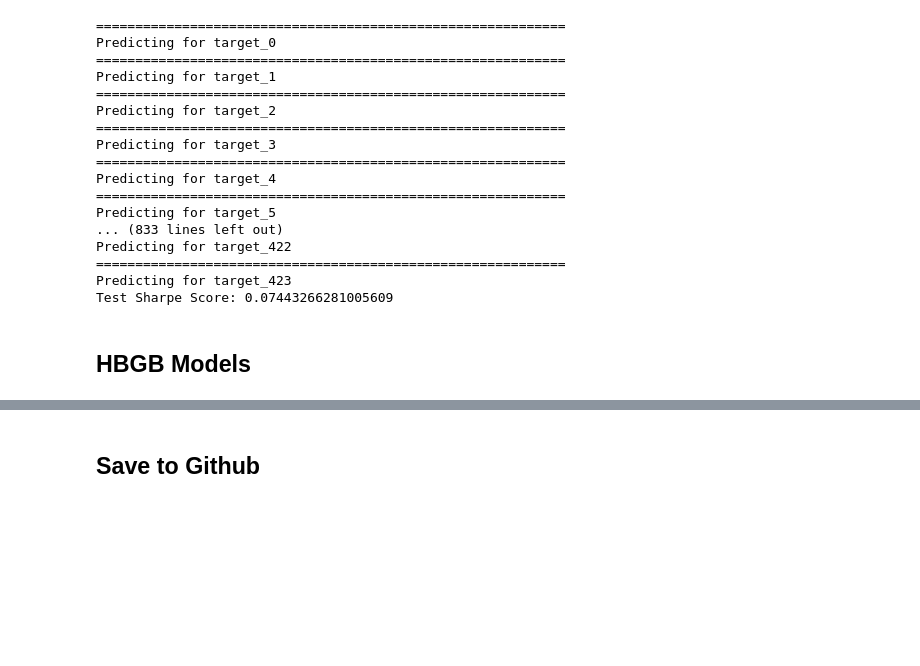
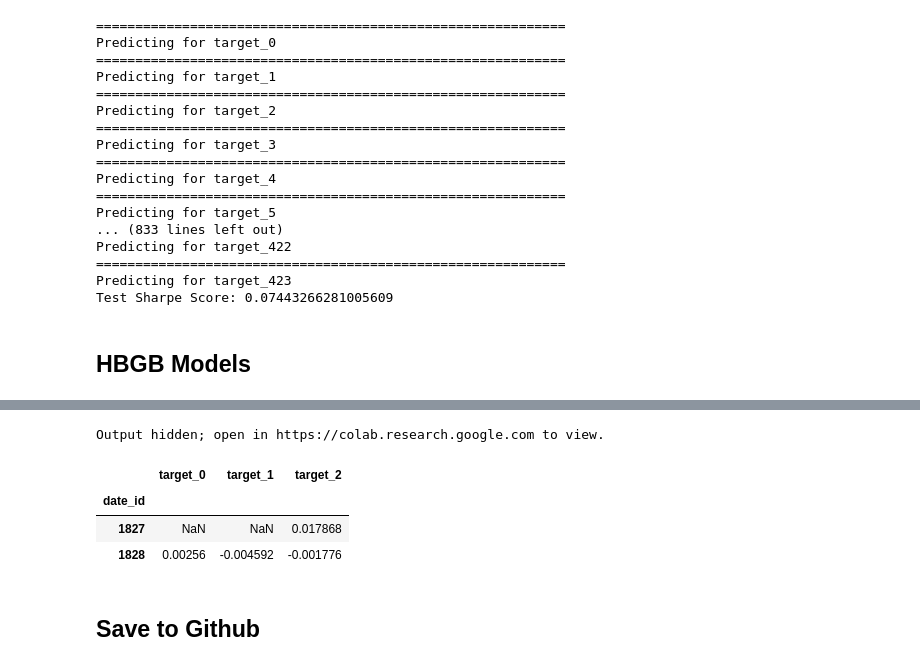
Before and after one commit to abishpius/MITSUICO_Commodity_Prediction, a Jupyter notebook: Kaggle_MITSUICO_Commodity_Prediction.ipynb, the cells around one changed output, grey strips where cells are left out. Saved outputs shown, nothing was run; the diff lists cells and outputs as text; code cells hidden in the pictures; blank space fills up the shorter version.

```diff
--- a/Kaggle_MITSUICO_Commodity_Prediction.ipynb
+++ b/Kaggle_MITSUICO_Commodity_Prediction.ipynb
@@ -1145,3 +1158,23 @@ Predicting for target_307
+# %%
+actual = solution_test.rename(columns = {'row_id': 'date_id'}).set_index('date_id')
+# %%
+for col in test_preds.columns:
+    plt.figure(figsize=(10, 4))
+    plt.plot(actual.index, actual[col], label="Actual", color="black", linewidth=1.5)
+    plt.plot(test_preds.index, test_preds[col], label="Predicted", color="red", linestyle="--")
+    plt.title(f"{col}: Predicted vs Actual")
+    plt.legend()
+    plt.grid(True, linestyle="--", alpha=0.5)
+    plt.show()
+# %% [output]
+Output hidden; open in https://colab.research.google.com to view.
+# %%
+actual.head(2).iloc[:, :3]
+# %% [output]
+|  | target_0 | target_1 | target_2 |
+| date_id |  |  |  |
+| 1827 | NaN | NaN | 0.017868 |
+| 1828 | 0.00256 | -0.004592 | -0.001776 |
 # %% [markdown]
 ## Save to Github
 # %%
```
Also changed, not shown: parts of 9 cells of this notebook.
